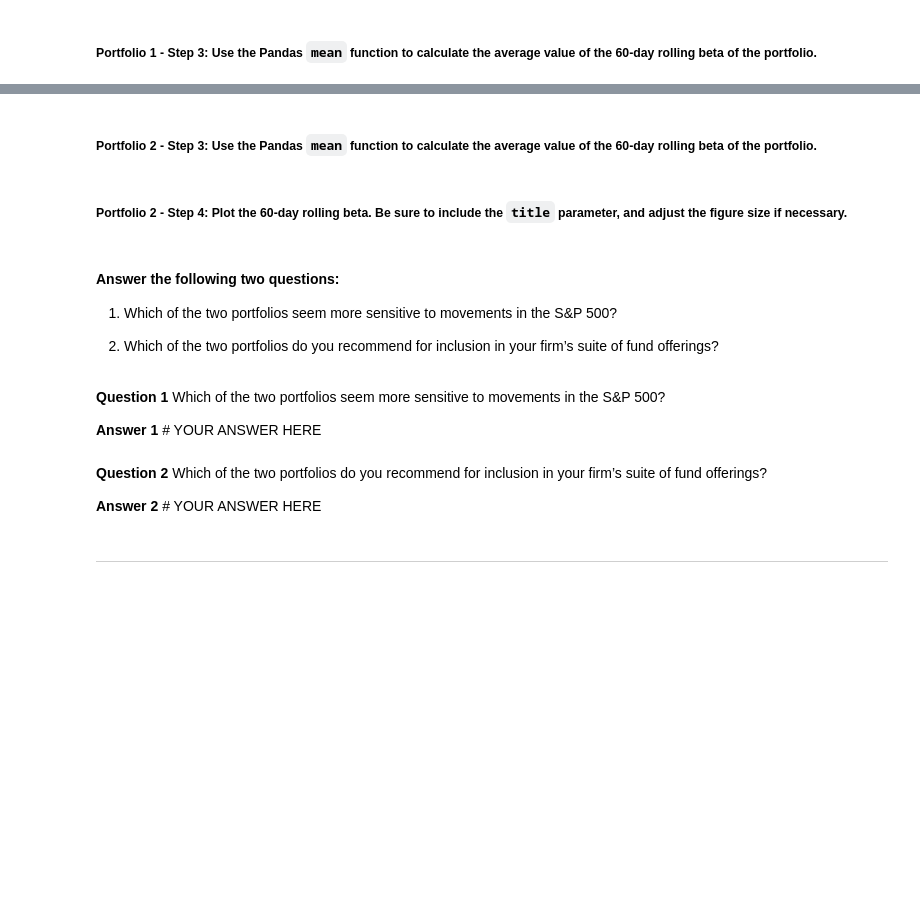
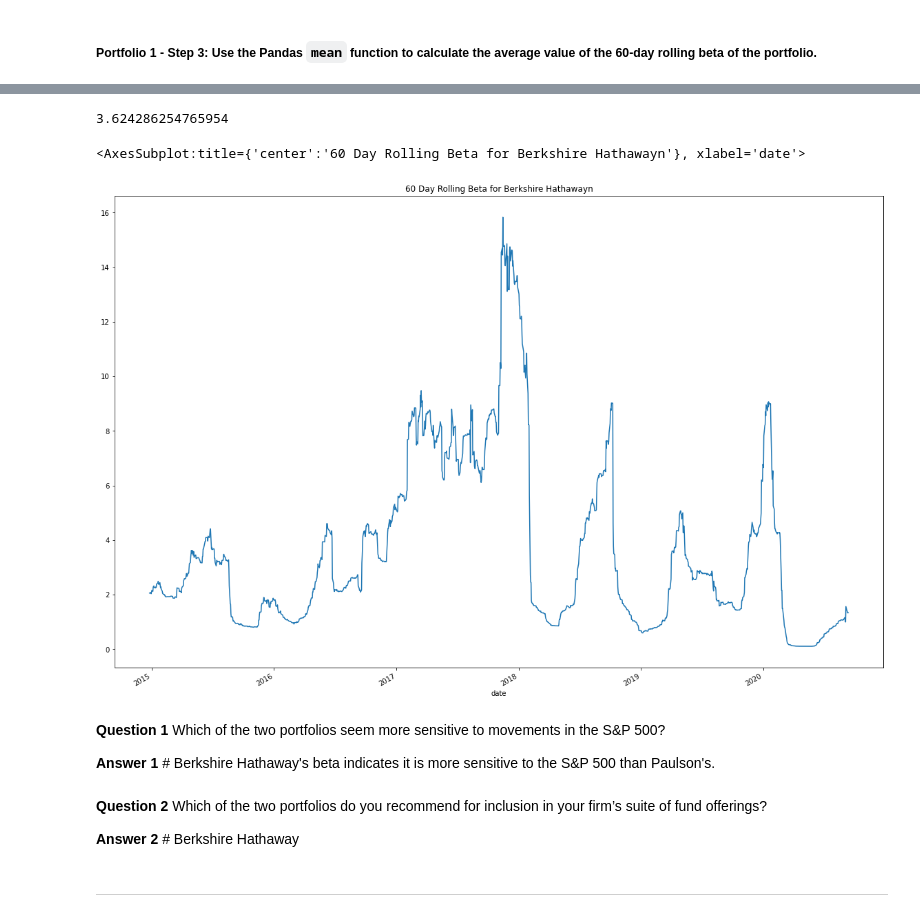
Before and after one commit to jgrichardson/quantitative-analysis, a Jupyter notebook: risk_return_analysis.ipynb, the cells around one changed output, grey strips where cells are left out. Saved outputs shown, nothing was run; the diff lists cells and outputs as text; code cells hidden in the pictures; blank space fills up the shorter version.

```diff
--- a/risk_return_analysis.ipynb
+++ b/risk_return_analysis.ipynb
@@ -412,4 +329,7 @@ NameError: name 'var_sp500_df' is not defined
 # %%
-# Calculate the beta based on the 60-day rolling covariance compared to the market (S&P 500)
+# Calculate the beta for the Berkshire portfolio based on the 60-day rolling covariance compared to the market (S&P 500)
 # Review the last five rows of the beta information
-# YOUR CODE HERE
+
+berkshire_beta = (berkshire_daily_returns.rolling(window=60).var().cov(whale_navs_df["S&P 500"])) / sp500_variance
+
+berkshire_beta.tail()
@@ -416,27 +344,26 @@ NameError: name 'var_sp500_df' is not defined
-# %% [markdown]
-##### Portfolio 2 - Step 3: Use the Pandas `mean` function to calculate the average value of the 60-day rolling beta of the portfolio.
 # %%
-# Calculate the average of the 60-day rolling beta
-# YOUR CODE HERE
+# Calculate the average of the 60-day rolling beta of the Berkshire Portfolio
+
+berkshire_beta_average = berkshire_beta.mean()
+
+berkshire_beta_average
+# %% [output]
+3.624286254765954
-# %% [markdown]
-##### Portfolio 2 - Step 4: Plot the 60-day rolling beta. Be sure to include the `title` parameter, and adjust the figure size if necessary.
 # %%
-# Plot the rolling beta
+# Plot the rolling beta of the Berkshire Portfolio
 # Include a title parameter and adjust the figure size
-# YOUR CODE HERE
+
+berkshire_beta.plot(title="60 Day Rolling Beta for Berkshire Hathawayn", figsize=(20,14))
+# %% [output]
+<AxesSubplot:title={'center':'60 Day Rolling Beta for Berkshire Hathawayn'}, xlabel='date'>
+[figure, added]
+# %% [markdown]
+**Question 1** Which of the two portfolios seem more sensitive to movements in the S&P 500?
+
+**Answer 1** # Berkshire Hathaway's beta indicates it is more sensitive to the S&P 500 than Paulson's.
 # %% [markdown]
-#### Answer the following two questions:
+**Question 2** Which of the two portfolios do you recommend for inclusion in your firm’s suite of fund offerings?
 
-1. Which of the two portfolios seem more sensitive to movements in the S&P 500?
-
-2. Which of the two portfolios do you recommend for inclusion in your firm’s suite of fund offerings?
+**Answer 2** # Berkshire Hathaway
-# %% [markdown]
-**Question 1** Which of the two portfolios seem more sensitive to movements in the S&P 500?
-
-**Answer 1** # YOUR ANSWER HERE
-# %% [markdown]
-**Question 2** Which of the two portfolios do you recommend for inclusion in your firm’s suite of fund offerings?
-
-**Answer 2** # YOUR ANSWER HERE
 # %% [markdown]
 ---
```
Also changed, not shown: parts of 15 cells of this notebook.
